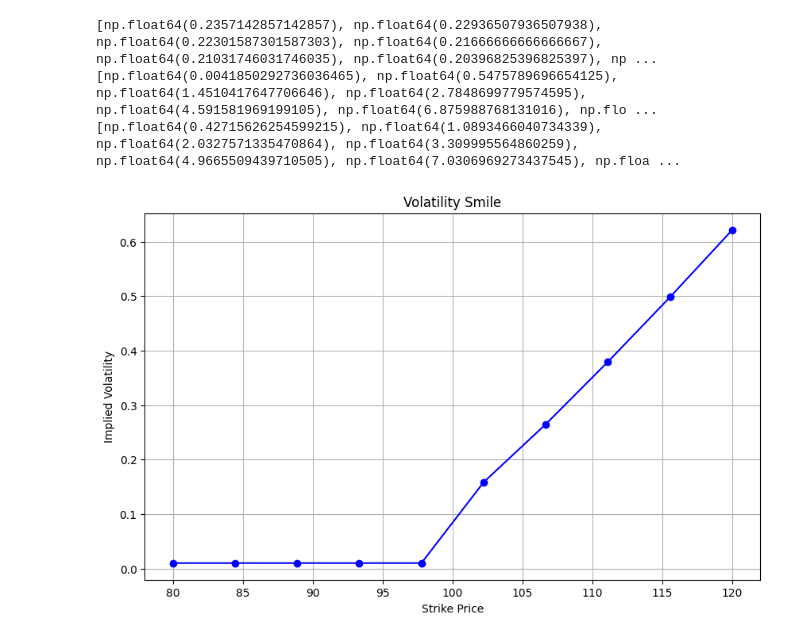
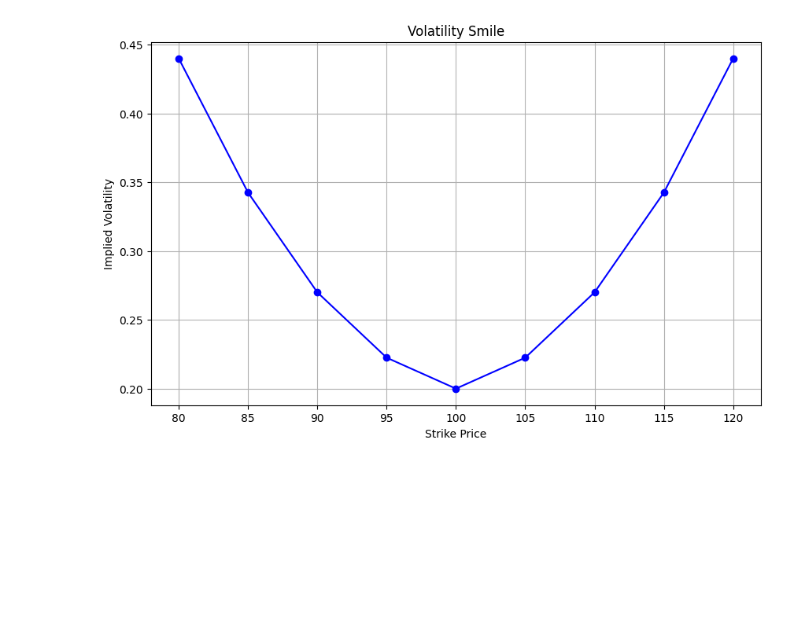
Before and after one commit to Giglobastre/Quantitative-Finance-Models, a Jupyter notebook: 1.3-Black-Sholes Volatility smile.ipynb, the cells around one changed output. Cells and saved outputs as stored; diff of their text form; code cells hidden in the pictures; blank space fills up the shorter version.

```diff
--- a/1.3-Black-Sholes Volatility smile.ipynb
+++ b/1.3-Black-Sholes Volatility smile.ipynb
@@ -72,28 +125,22 @@ def volatility_smile(strike, atm_strike=105, base_vol=0.2):
+# %%
+# Volatility smile function with convexity
+def volatility_smile_with_convexity(strike, atm_vol=0.2, skew=0.2, convexity=5):
+    relative_strike = (strike - s) / s  # Normalize strike relative to spot price
+    return atm_vol + skew * abs(relative_strike) + convexity * (relative_strike ** 2)
 # %%
-strikes = np.linspace(80, 120, 10)  # Range of strike prices
-print([volatility_smile(k) for k in strikes])
-market_prices = [bs("Call", s, k, r, vol, T) for k in strikes]
-print(market_prices)
-market_prices = [bs("Call", s, k, r, volatility_smile(k), T) for k in strikes]
-print(market_prices)
+strikes = np.linspace(80, 120, 9)  # Range of strike prices
+market_prices = [bs("call", s, k, r, volatility_smile_with_convexity(k), T) for k in strikes]
 
-# market_prices = np.linspace(5, 15, 10)  # Hypothetical market prices for each strike price
-
-implied_vols = []
-for k, market_price in zip(strikes, market_prices):
-    vol = implied_volatility_bisection("call", s, k, r, T, market_price)
-    implied_vols.append(vol)
+# Calculate implied volatilities for each strike
+implied_vols = [implied_volatility_bisection("call", s, k, r, T, price) for k, price in zip(strikes, market_prices)]
 
 # Plot the volatility smile
 plt.figure(figsize=(10, 6))
 plt.plot(strikes, implied_vols, marker='o', color='blue')
-plt.title("Volatility Smile")
-plt.xlabel("Strike Price")
-plt.ylabel("Implied Volatility")
+plt.title('Volatility Smile')
+plt.xlabel('Strike Price')
+plt.ylabel('Implied Volatility')
 plt.grid(True)
 plt.show()
 # %% [output]
-[np.float64(0.2357142857142857), np.float64(0.22936507936507938), np.float64(0.22301587301587303), np.float64(0.21666666666666667), np.float64(0.21031746031746035), np.float64(0.20396825396825397), np ...
-[np.float64(0.0041850292736036465), np.float64(0.5475789696654125), np.float64(1.4510417647706646), np.float64(2.7848699779574595), np.float64(4.591581969199105), np.float64(6.875988768131016), np.flo ...
-[np.float64(0.42715626254599215), np.float64(1.0893466040734339), np.float64(2.0327571335470864), np.float64(3.309995564860259), np.float64(4.9665509439710505), np.float64(7.0306969273437545), np.floa ...
-[figure, old version]
+[figure, new version]
```
Also changed, not shown: parts of 9 cells of this notebook.
